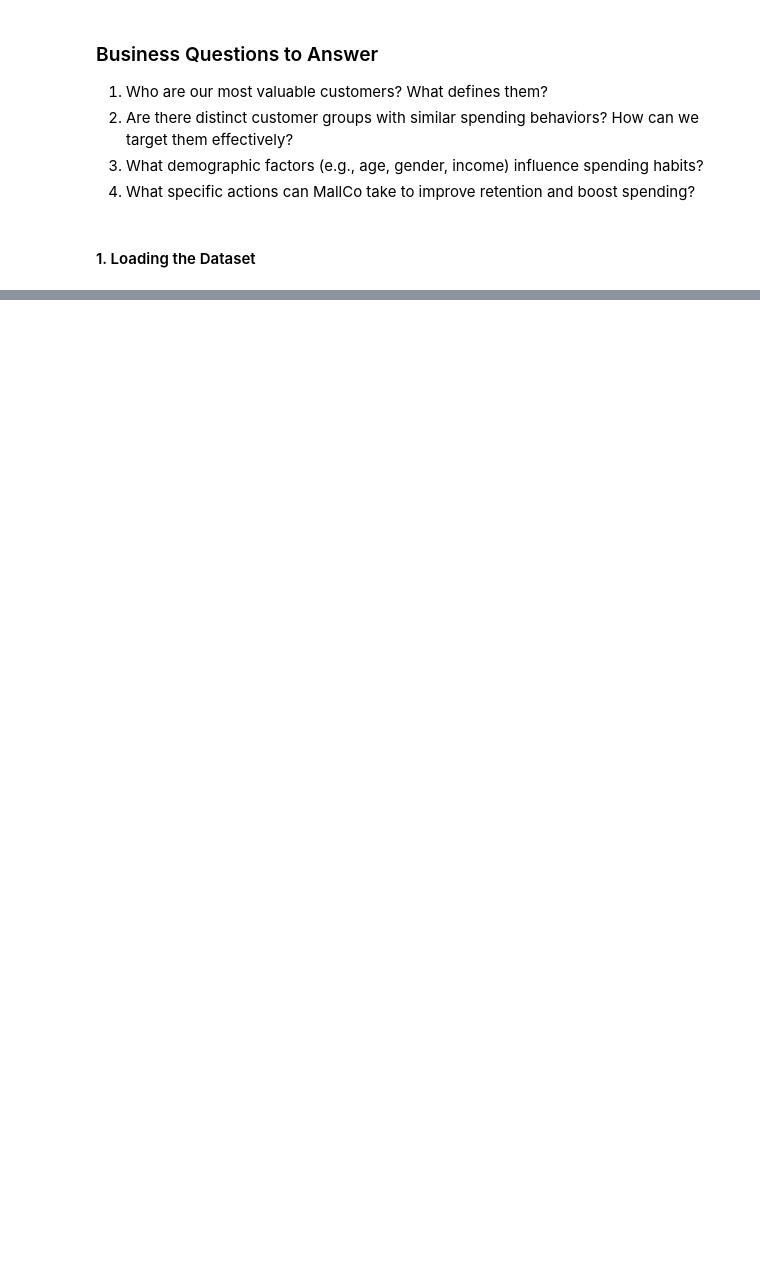
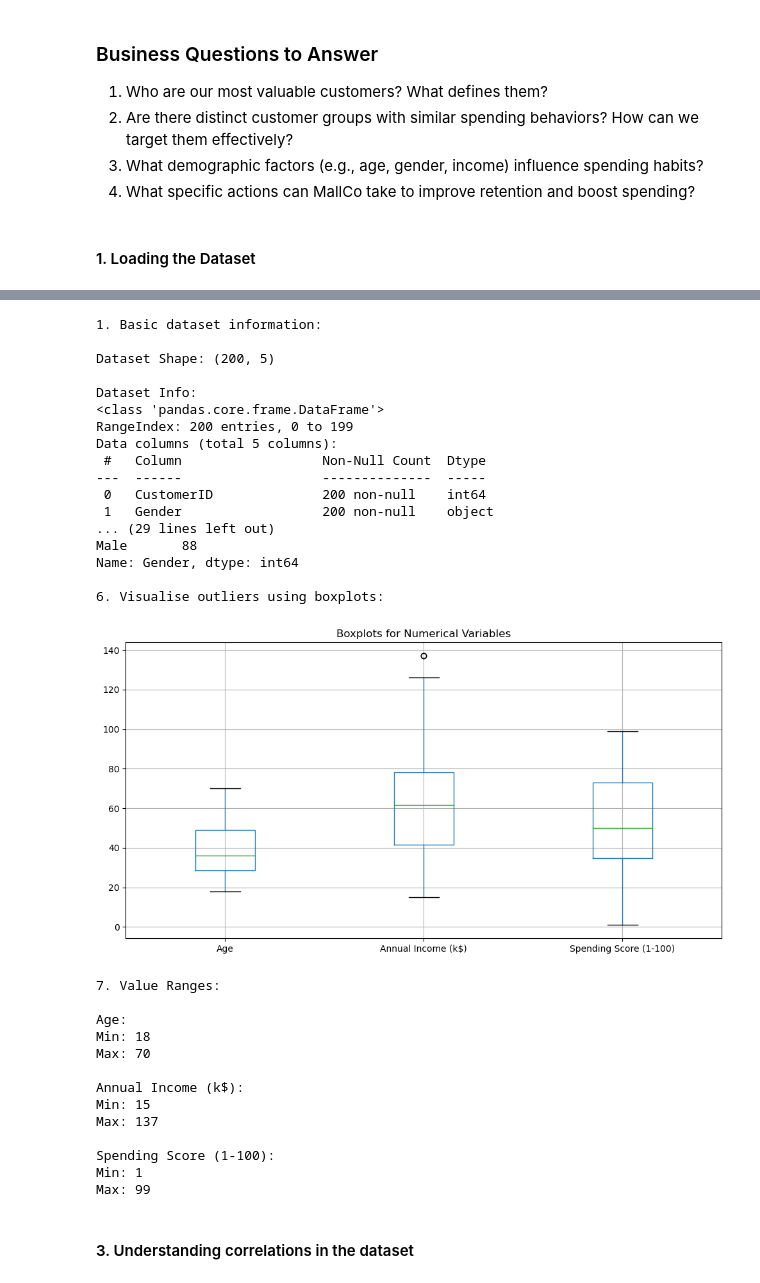
Before and after one commit to zey-2/sctp-dsai-1.3-coaching, a Jupyter notebook: notebook/1.3-coaching-assignment.ipynb, the cells around one changed output, grey strips where cells are left out. Drawn from its saved outputs; the diff is of its cells as text; code cells hidden in the pictures; blank space fills up the shorter version.

```diff
--- a/notebook/1.3-coaching-assignment.ipynb
+++ b/notebook/1.3-coaching-assignment.ipynb
@@ -134 +43,70 @@ dtype: int64
+# %%
+# 1. Basic dataset information
+print("1. Basic dataset information:")
+print("\nDataset Shape:", data.shape)
+print("\nDataset Info:")
+data.info()
+
+# 2. Check for missing values
+print("\n2. Missing Values:")
+print(data.isnull().sum())
+
+# 3. Check for duplicates
+print("\n3. Number of duplicates:", data.duplicated().sum())
+
+# 4. Basic statistics for numerical columns
+print("\n4. Basic Statistics:")
+print(data.describe())
+
+# 5. Value counts for categorical columns
+print("\n5. Gender Distribution:")
+print(data['Gender'].value_counts())
+
+# 6. Check for outliers using boxplots
+print("\n6. Visualise outliers using boxplots:")
+plt.figure(figsize=(12, 6))
+data.boxplot(column=['Age', 'Annual Income (k$)', 'Spending Score (1-100)'])
+plt.title('Boxplots for Numerical Variables')
+plt.show()
+
+# 7. Check value ranges
+print("\n7. Value Ranges:")
+for column in ['Age', 'Annual Income (k$)', 'Spending Score (1-100)']:
+    print(f"\n{column}:")
+    print(f"Min: {data[column].min()}")
+    print(f"Max: {data[column].max()}")
+# %% [output]
+1. Basic dataset information:
+
+Dataset Shape: (200, 5)
+
+Dataset Info:
+<class 'pandas.core.frame.DataFrame'>
+RangeIndex: 200 entries, 0 to 199
+Data columns (total 5 columns):
+ #   Column                  Non-Null Count  Dtype
+---  ------                  --------------  -----
+ 0   CustomerID              200 non-null    int64
+ 1   Gender                  200 non-null    object
+... (29 lines left out)
+Male       88
+Name: Gender, dtype: int64
+
+6. Visualise outliers using boxplots:
+[figure, added]
+7. Value Ranges:
+
+Age:
+Min: 18
+Max: 70
+
+Annual Income (k$):
+Min: 15
+Max: 137
+
+Spending Score (1-100):
+Min: 1
+Max: 99
+# %% [markdown]
+#### 3. Understanding correlations in the dataset
 # %%
```
Also changed, not shown: parts of 26 cells of this notebook.
